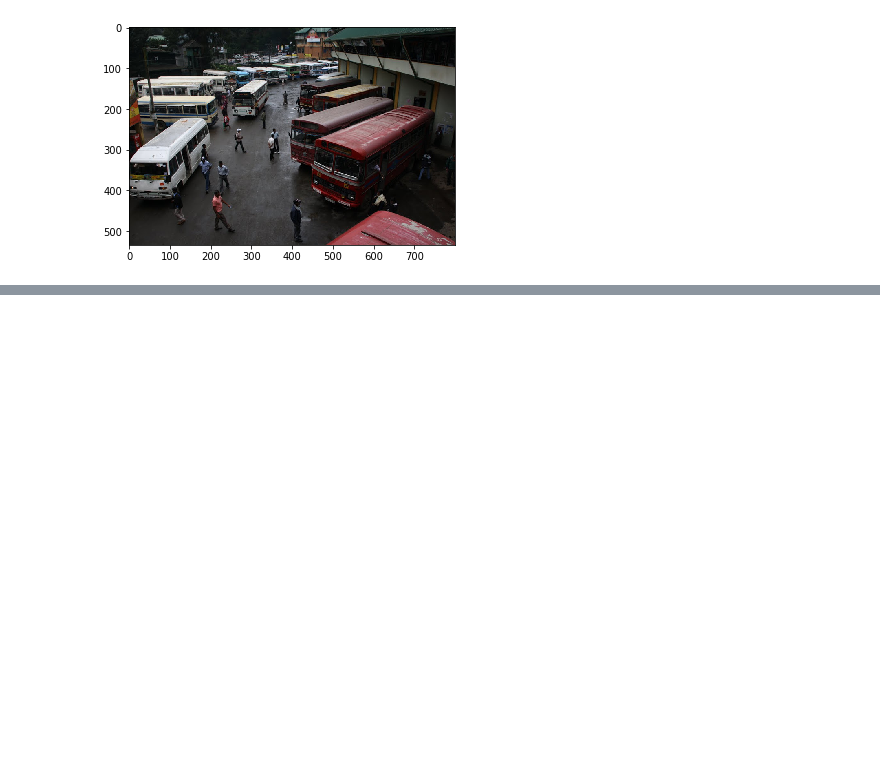
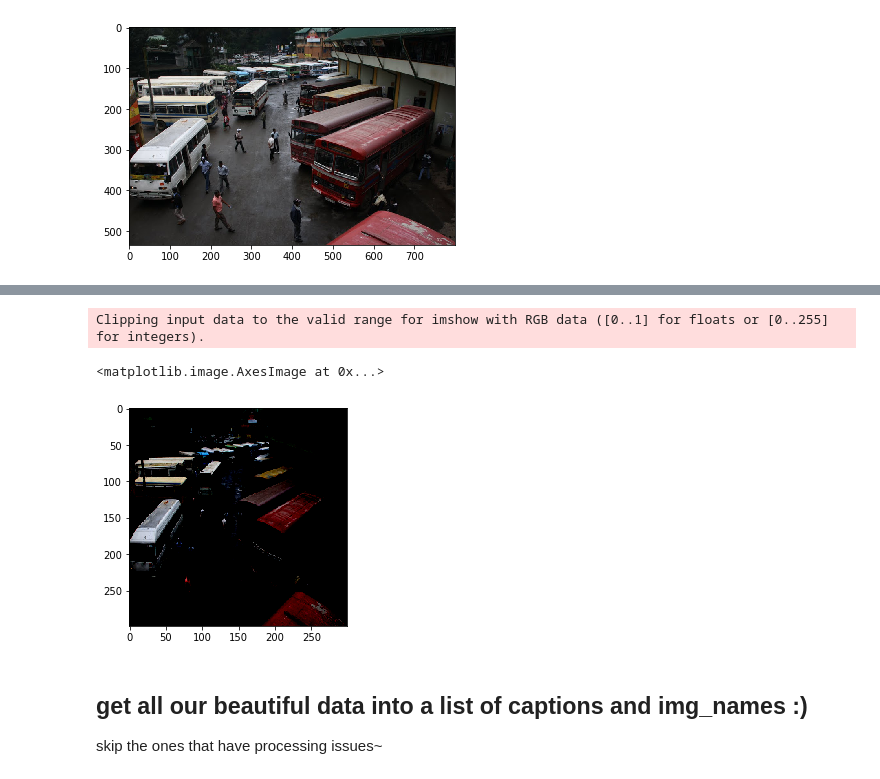
Before and after one commit to sbrito/alt-text-net, a Jupyter notebook: Data Exploration.ipynb, the cells around one changed output, grey strips where cells are left out. Saved outputs shown, nothing was run; the diff lists cells and outputs as text; code cells hidden in the pictures; blank space fills up the shorter version.

```diff
--- a/Data Exploration.ipynb
+++ b/Data Exploration.ipynb
@@ -40,0 +99,43 @@ plt.imshow(img)
+# %%
+# read in small amount of dataset:
+from PIL import Image
+from io import BytesIO
+import numpy as np
+
+bucket_name = "caption-images-cs231m"
+
+def read_image_from_s3(filename):
+    """Load image file from s3.
+
+    Parameters
+    ----------
+    bucket: string
+        Bucket name
+    key : string
+        Path in s3
+
+    Returns
+    -------
+    np array
+        Image array
+    """
+    s3 = boto3.resource('s3')
+    print(filename)
+
+    bucket = s3.Bucket(bucket_name)
+    object = bucket.Object(filename)
+    response = object.get()
+    file_stream = response['Body']
+    im = Image.open(file_stream)
+    return np.array(im)
+# %%
+# load images from the bucket & reshape to correct size
+def load_image(image_path):
+    img = tf.convert_to_tensor(read_image_from_s3(str(image_path)))
+    img = tf.image.resize(img, (299, 299))
+    img = tf.keras.applications.inception_v3.preprocess_input(img)
+    return img
+# %%
+# test to make sure the function above works
+img = load_image("training/0")
+img
@@ -40,0 +160,9 @@ plt.imshow(img)
+# %%
+plt.imshow(img[0].numpy())
+# %% [output]
+Clipping input data to the valid range for imshow with RGB data ([0..1] for floats or [0..255] for integers).
+<matplotlib.image.AxesImage at 0x...>
+[figure, added]
+# %% [markdown]
+## get all our beautiful data into a list of captions and img_names :)
+skip the ones that have processing issues~
```
Also changed, not shown: parts of 39 cells of this notebook.
